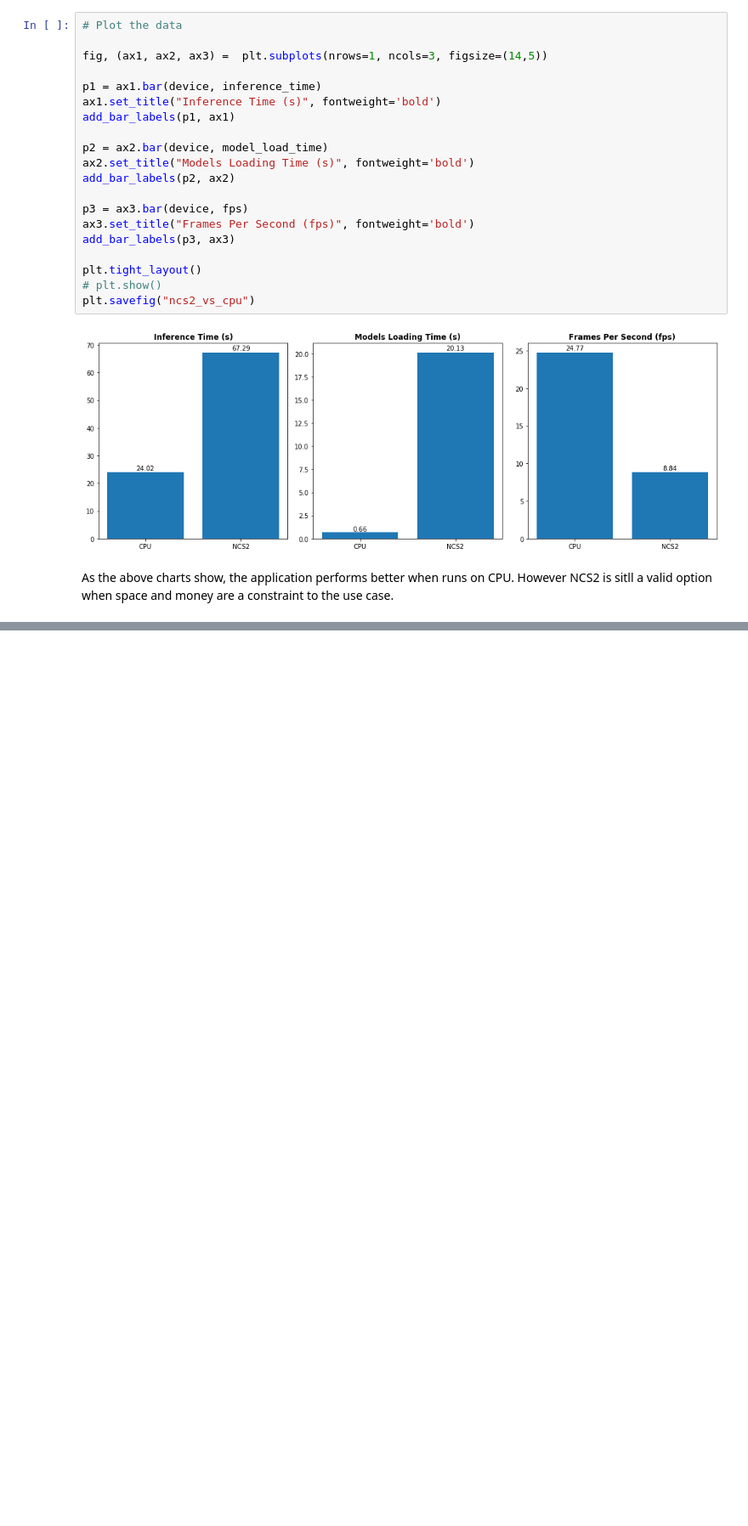
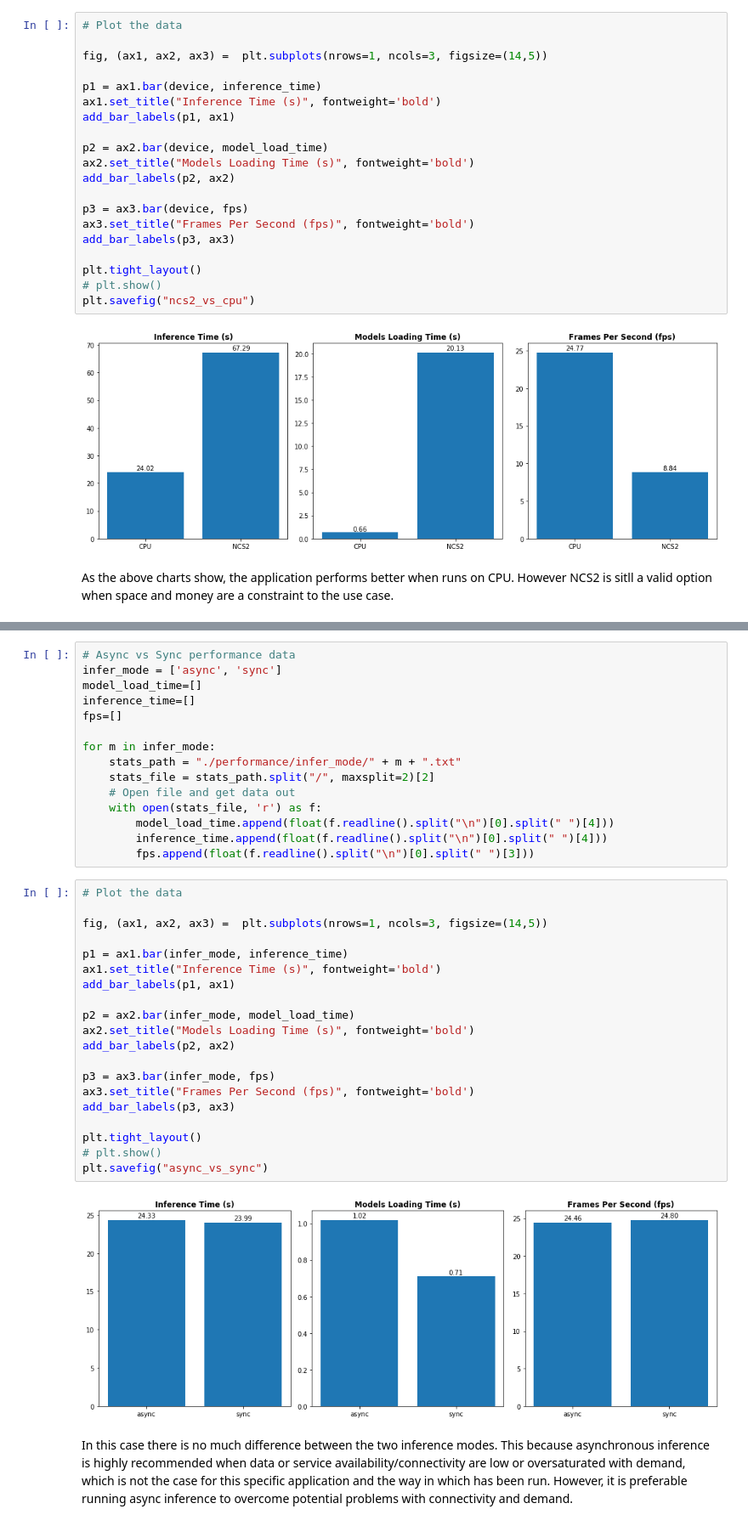
Before and after one commit to ElisaCovato/Computer-pointer-controller---Intel-Edge-AI-Nanodegree, a Jupyter notebook: performance/check_performance.ipynb, the cells around one changed output, grey strips where cells are left out. Shown at 85% size. Drawn from its saved outputs; the diff is of its cells as text; blank space fills up the shorter version.

```diff
--- a/performance/check_performance.ipynb
+++ b/performance/check_performance.ipynb
@@ -241,0 +258,39 @@ As the above charts show, the application performs better when runs on CPU. Howe
+# %%
+# Async vs Sync performance data
+infer_mode = ['async', 'sync']
+model_load_time=[]
+inference_time=[]
+fps=[]
+
+for m in infer_mode:
+    stats_path = "./performance/infer_mode/" + m + ".txt"
+    stats_file = stats_path.split("/", maxsplit=2)[2]
+    # Open file and get data out
+    with open(stats_file, 'r') as f:
+        model_load_time.append(float(f.readline().split("\n")[0].split(" ")[4]))
+        inference_time.append(float(f.readline().split("\n")[0].split(" ")[4]))
+        fps.append(float(f.readline().split("\n")[0].split(" ")[3]))
+# %%
+# Plot the data
+
+fig, (ax1, ax2, ax3) =  plt.subplots(nrows=1, ncols=3, figsize=(14,5))
+
+p1 = ax1.bar(infer_mode, inference_time)
+ax1.set_title("Inference Time (s)", fontweight='bold')
+add_bar_labels(p1, ax1)
+
+p2 = ax2.bar(infer_mode, model_load_time)
+ax2.set_title("Models Loading Time (s)", fontweight='bold')
+add_bar_labels(p2, ax2)
+
+p3 = ax3.bar(infer_mode, fps)
+ax3.set_title("Frames Per Second (fps)", fontweight='bold')
+add_bar_labels(p3, ax3)
+
+plt.tight_layout()
+# plt.show()
+plt.savefig("async_vs_sync")
+# %% [output]
+[figure, added]
+# %% [markdown]
+In this case there is no much difference between the two inference modes. This because asynchronous inference is highly recommended when data or service availability/connectivity are low or oversaturated with demand, which is not the case for this specific application and the way in which has been run. However, it is preferable running async inference to overcome potential problems with connectivity and demand.
```
Also changed, not shown: parts of 2 cells of this notebook, 8 other files.
